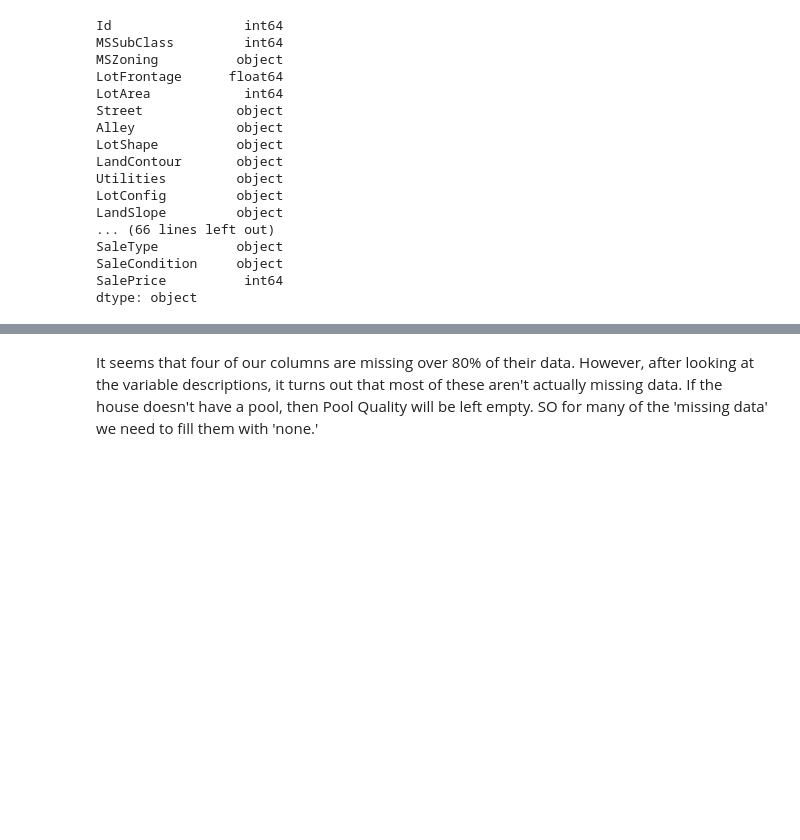
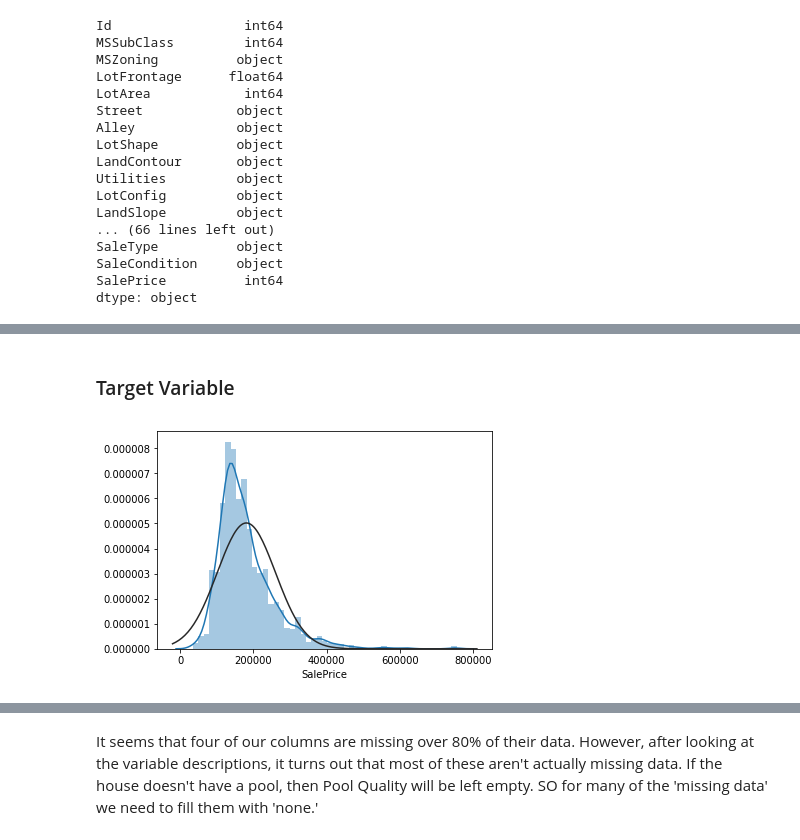
Before and after one commit to ctrosenberg/ml-class, a Jupyter notebook: Homework 2/Homework 2.ipynb, the cells around one changed output, grey strips where cells are left out. Cells and saved outputs as stored; diff of their text form; code cells hidden in the pictures; blank space fills up the shorter version.

```diff
--- a/Homework 2/Homework 2.ipynb
+++ b/Homework 2/Homework 2.ipynb
@@ -65,0 +110,7 @@ train = train.drop(['Utilities'], axis=1)
+# %% [markdown]
+### Target Variable
+# %%
+#Let's take a look at our target variable, SalePrice
+sns.distplot(train['SalePrice'], fit=stats.norm);
+# %% [output]
+[figure, added]
```
Also changed, not shown: parts of 59 cells of this notebook.
